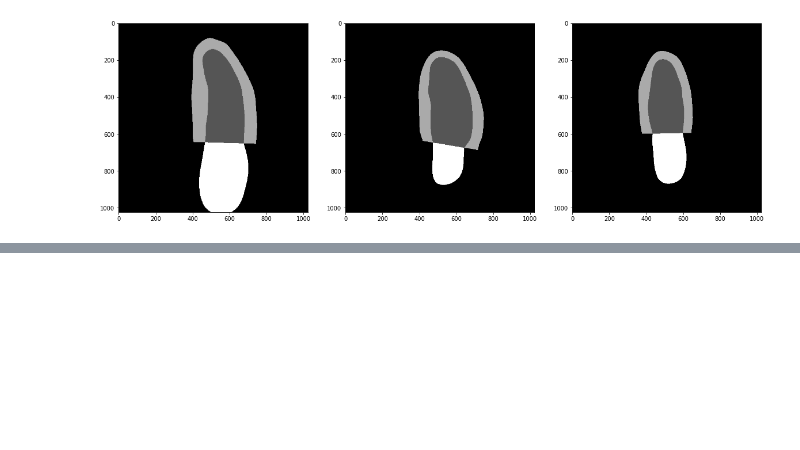
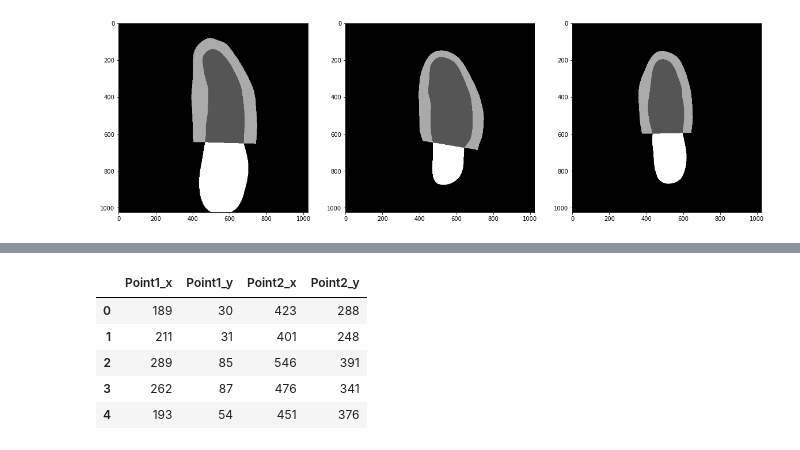
Before and after one commit to ell-hol/training-yolo-heart, a Jupyter notebook: preprocessing.ipynb, the cells around one changed output, grey strips where cells are left out. Drawn from its saved outputs; the diff is of its cells as text; code cells hidden in the pictures; blank space fills up the shorter version.

```diff
--- a/preprocessing.ipynb
+++ b/preprocessing.ipynb
@@ -143,0 +230,9 @@ plt.show()
+# %%
+df.head()
+# %% [output]
+|  | Point1_x | Point1_y | Point2_x | Point2_y |
+| 0 | 189 | 30 | 423 | 288 |
+| 1 | 211 | 31 | 401 | 248 |
+| 2 | 289 | 85 | 546 | 391 |
+| 3 | 262 | 87 | 476 | 341 |
+| 4 | 193 | 54 | 451 | 376 |
```
Also changed, not shown: parts of 9 cells of this notebook, 1 other file.
